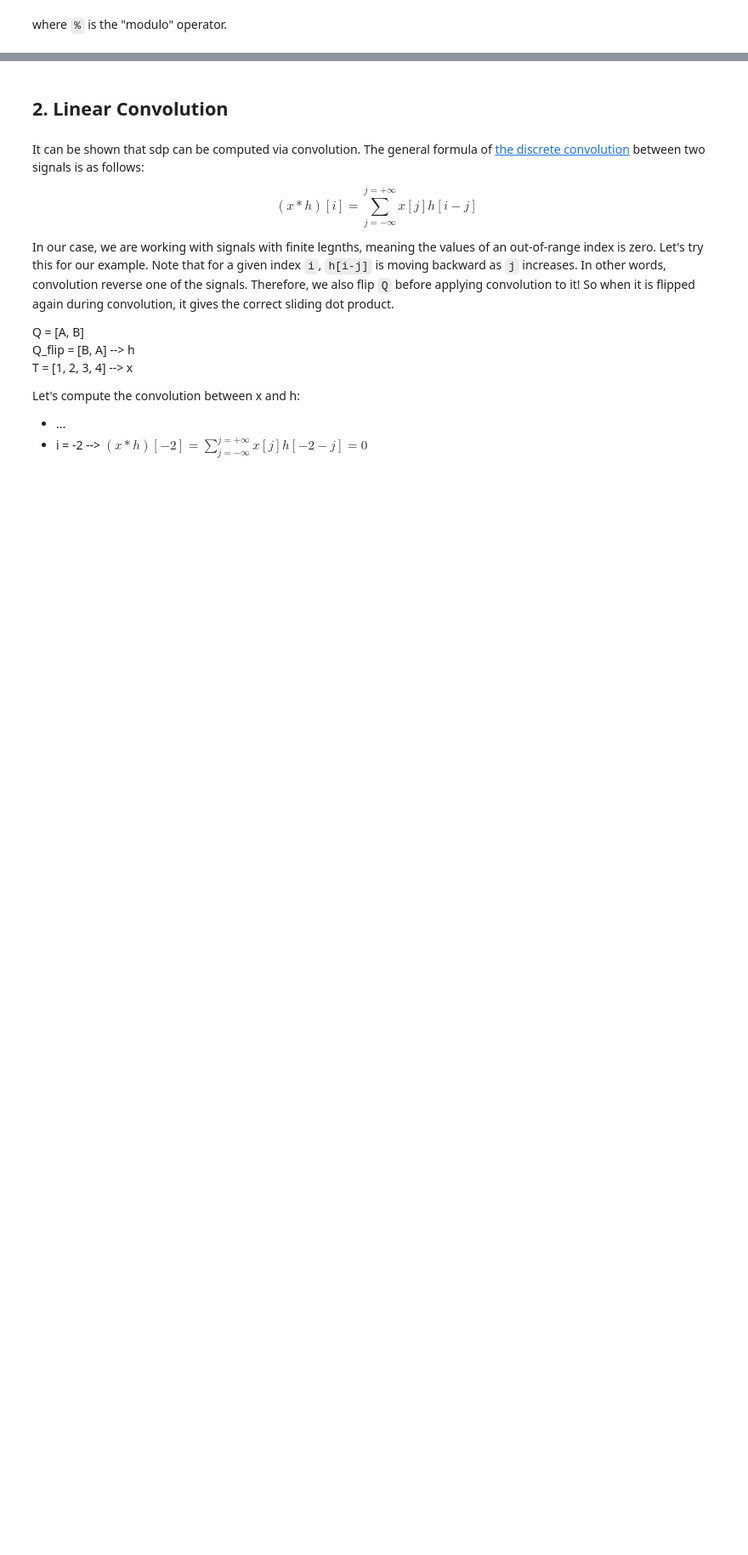
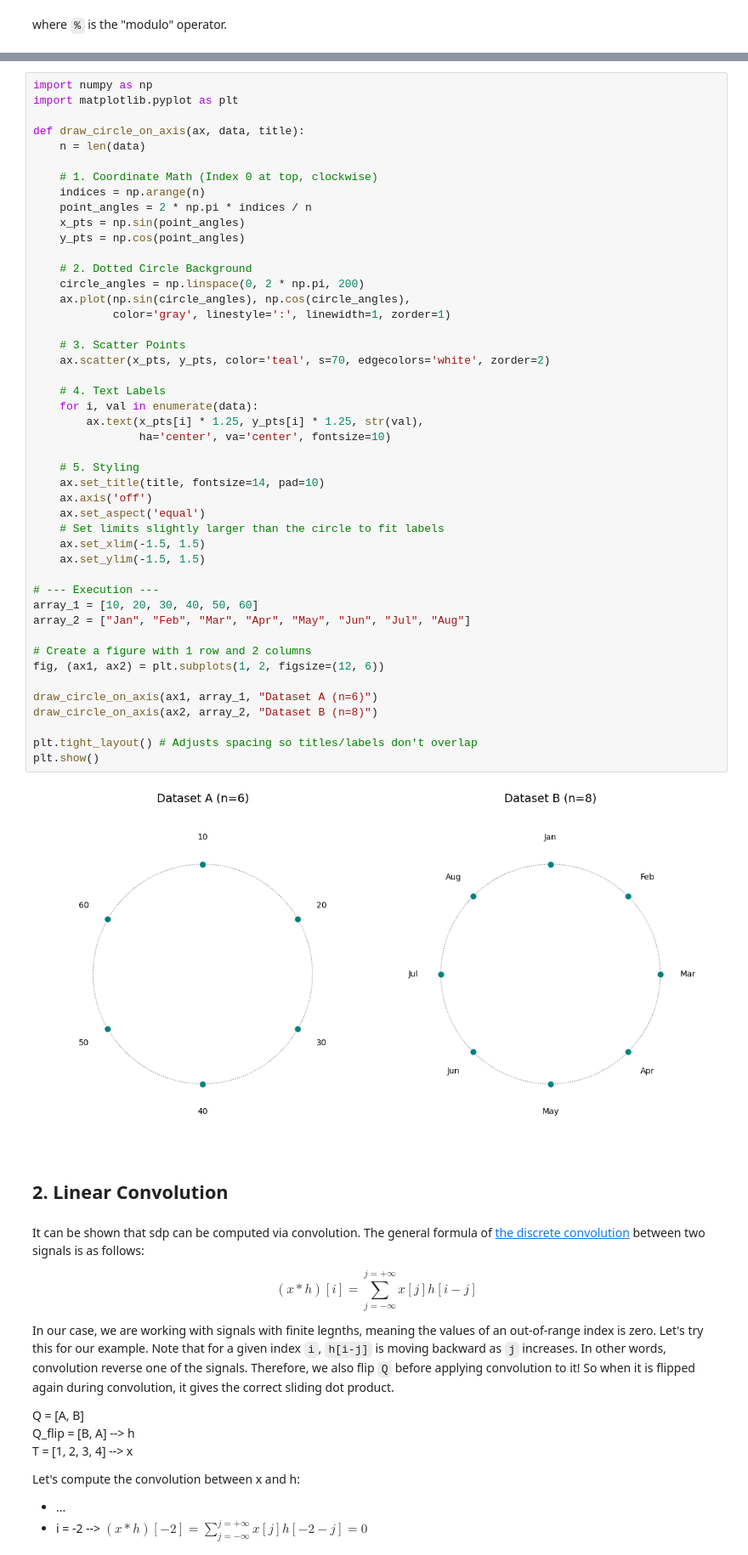
Before and after one commit to stumpy-dev/sliding_dot_product, a Jupyter notebook: docs/Tutorial_FFT_Based_SDP.ipynb, the cells around one changed output, grey strips where cells are left out. Shown at 85% size. Saved outputs shown, nothing was run; the diff lists cells and outputs as text; blank space fills up the shorter version.

```diff
--- a/docs/Tutorial_FFT_Based_SDP.ipynb
+++ b/docs/Tutorial_FFT_Based_SDP.ipynb
@@ -21,3 +21,51 @@ Y = [0, 10, 20, 30, 40]
+# %%
+import numpy as np
+import matplotlib.pyplot as plt
+
+def draw_circle_on_axis(ax, data, title):
+    n = len(data)
+
+    # 1. Coordinate Math (Index 0 at top, clockwise)
+    indices = np.arange(n)
+    point_angles = 2 * np.pi * indices / n
+    x_pts = np.sin(point_angles)
+    y_pts = np.cos(point_angles)
+
+    # 2. Dotted Circle Background
+    circle_angles = np.linspace(0, 2 * np.pi, 200)
+    ax.plot(np.sin(circle_angles), np.cos(circle_angles),
+            color='gray', linestyle=':', linewidth=1, zorder=1)
+
+    # 3. Scatter Points
+    ax.scatter(x_pts, y_pts, color='teal', s=70, edgecolors='white', zorder=2)
+
+    # 4. Text Labels
+    for i, val in enumerate(data):
+        ax.text(x_pts[i] * 1.25, y_pts[i] * 1.25, str(val),
+                ha='center', va='center', fontsize=10)
+
+    # 5. Styling
+    ax.set_title(title, fontsize=14, pad=10)
+    ax.axis('off')
+    ax.set_aspect('equal')
+    # Set limits slightly larger than the circle to fit labels
+    ax.set_xlim(-1.5, 1.5)
+    ax.set_ylim(-1.5, 1.5)
+
+# --- Execution ---
+array_1 = [10, 20, 30, 40, 50, 60]
+array_2 = ["Jan", "Feb", "Mar", "Apr", "May", "Jun", "Jul", "Aug"]
+
+# Create a figure with 1 row and 2 columns
+fig, (ax1, ax2) = plt.subplots(1, 2, figsize=(12, 6))
+
+draw_circle_on_axis(ax1, array_1, "Dataset A (n=6)")
+draw_circle_on_axis(ax2, array_2, "Dataset B (n=8)")
+
+plt.tight_layout() # Adjusts spacing so titles/labels don't overlap
+plt.show()
+# %% [output]
+[figure, added]
 # %% [markdown]
 ## 2. Linear Convolution
 # %% [markdown]
```
Also changed, not shown: parts of 2 cells of this notebook.
